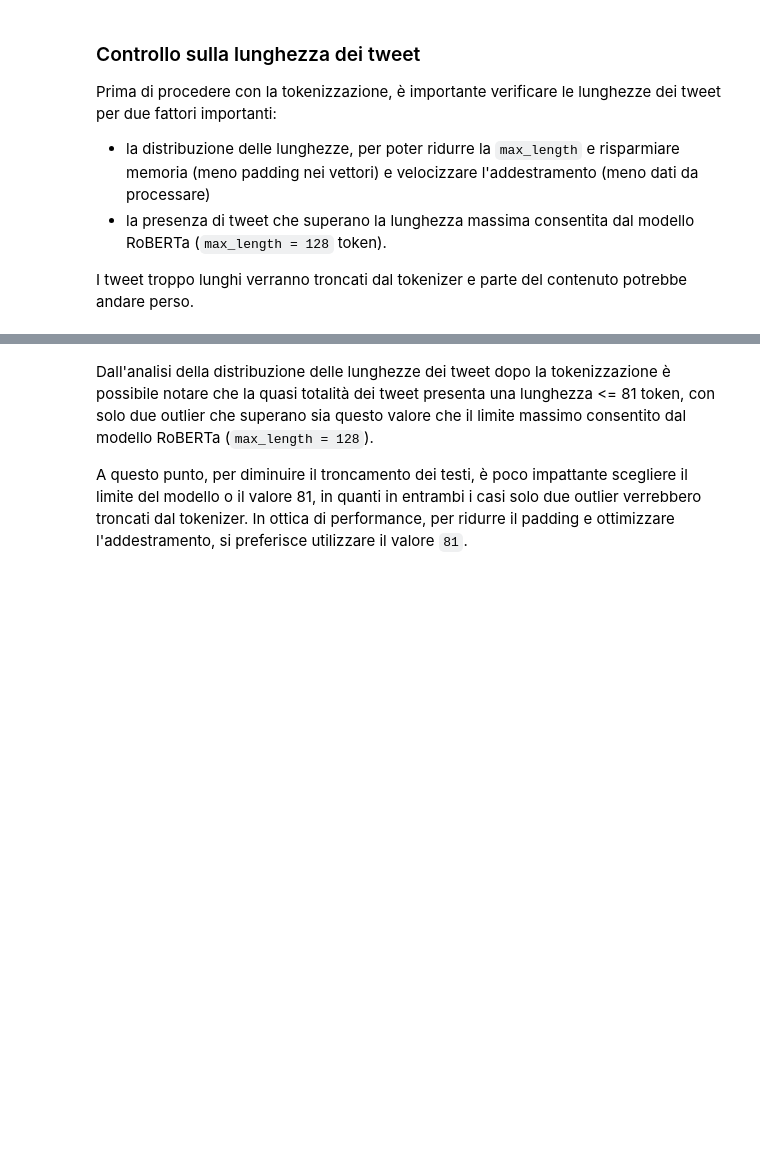
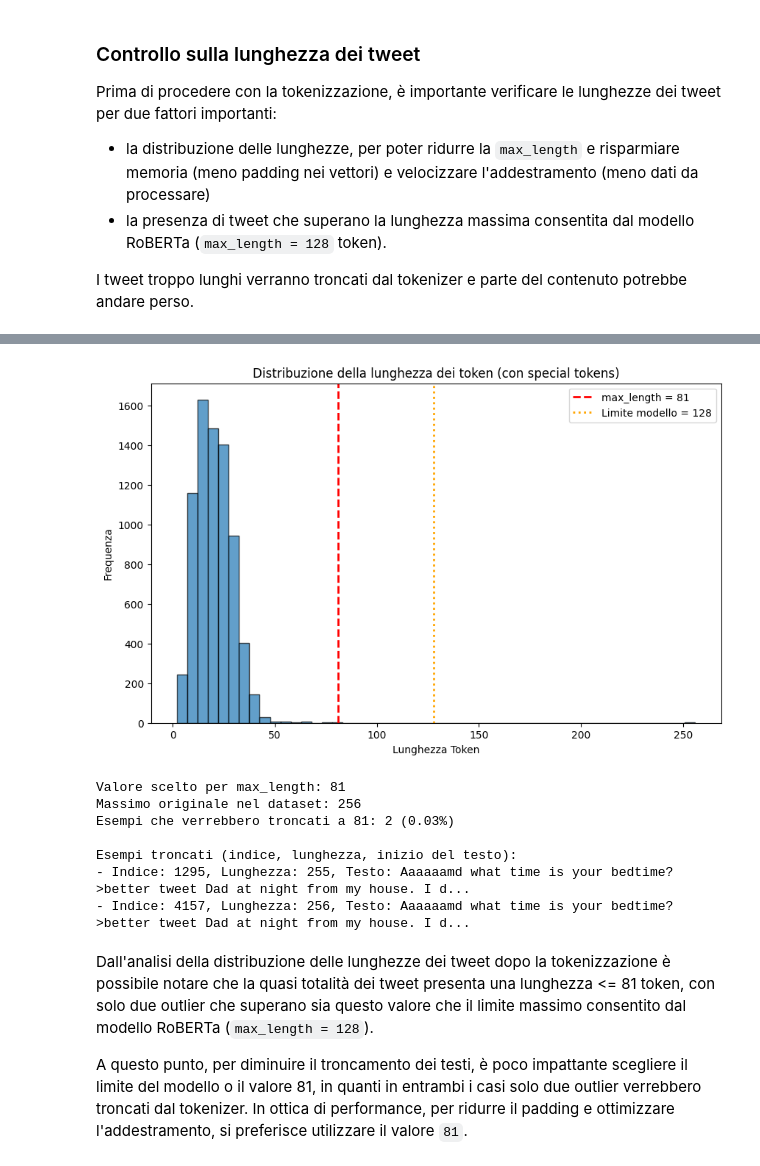
Before and after one commit to Agostino-M/NLPAssignments, a Jupyter notebook: irony_task.ipynb, the cells around one changed output, grey strips where cells are left out. Drawn from its saved outputs; the diff is of its cells as text; code cells hidden in the pictures; blank space fills up the shorter version.

```diff
--- a/irony_task.ipynb
+++ b/irony_task.ipynb
@@ -459,18 +459,14 @@ Creiamo un dizionario per settare gli **iperparametriéé del modello. Questi va
 - `epochs = 1000`: rappresentano un valore sufficiente per addestrare il modello e far intervenire l'early stopping dopo un numero di epoche sufficiente da non manifestare miglioramenti sulla validation.
 # %%
 hyperparameters_roberta = {
-    'model_name': 'roberta-base',
-    'batch_size': 16,
-    'learning_rate': 1e-5,
-    'epochs': 1000,
-    'max_length': 81,
-    'dropout': 0.3,
-    'patience': 3,
-    'min_delta': 0.001,
-    'optimizer': 'AdamW',
-    'lr_scheduler': 'linear',
-    'weight_decay': 0.01,
-    'seed': 42,
+    "model_name": "roberta-base",
+    "batch_size": 16,
+    "learning_rate": 1e-5,
+    "epochs": 100,
+    "max_length": 81,
+    "dropout": 0.3,
+    "patience": 7,
+    "min_delta": 0.001,
 }
 # %%
 # Istanziamo un tokenizzatore per il modello scelto
@@ -515,3 +482,47 @@ Massimo originale nel dataset: 253
+# %%
+# Calcoliamo la distribuzione delle lunghezze tokenizzate per tutti i set
+all_texts = df_train["text"].tolist() + df_val["text"].tolist() + df_test["text"].tolist()
+model_max_length = 128  # Limite massimo per RoBERTa-base
+chosen_max_length = hyperparameters_roberta['max_length']
+
+# Calcoliamo le lunghezze tokenizzate con encode (special tokens inclusi)
+token_lengths = [len(tokenizer.encode(t, add_special_tokens=True)) for t in all_texts]
+
+# Troviamo gli indici e le lunghezze dei testi troppo lunghi
+too_long = [(idx, length, all_texts[idx]) for idx, length in enumerate(token_lengths) if length > chosen_max_length]
+
+# Quanti esempi superano chosen_max_length
+too_long_count = len(too_long)
+max_length_in_data = max(token_lengths)
+
+# Visualizzazione distribuzione
+plt.figure(figsize=(10, 6))
+plt.hist(token_lengths, bins=50, alpha=0.7, edgecolor='black')
+plt.axvline(chosen_max_length, color='r', linestyle='dashed', linewidth=2, label=f"max_length = {chosen_max_length}")
+plt.axvline(model_max_length, color='orange', linestyle='dotted', linewidth=2, label=f"Limite modello = {model_max_length}")
+plt.title("Distribuzione della lunghezza dei token (con special tokens)")
+plt.xlabel("Lunghezza Token")
+plt.ylabel("Frequenza")
+plt.legend()
+plt.show()
+
+print(f"Valore scelto per max_length: {chosen_max_length}")
+print(f"Massimo originale nel dataset: {max_length_in_data}")
+print(f"Esempi che verrebbero troncati a {chosen_max_length}: {too_long_count} ({too_long_count/len(all_texts)*100:.2f}%)\n")
+
+# Mostriamo i primi 5 esempi troppo lunghi
+print("Esempi troncati (indice, lunghezza, inizio del testo):")
+for idx, length, text in too_long:
+    print(f"- Indice: {idx}, Lunghezza: {length}, Testo: {text[:chosen_max_length]}...")
+# %% [output]
+[figure, added]
+Valore scelto per max_length: 81
+Massimo originale nel dataset: 256
+Esempi che verrebbero troncati a 81: 2 (0.03%)
+
+Esempi troncati (indice, lunghezza, inizio del testo):
+- Indice: 1295, Lunghezza: 255, Testo: Aaaaaamd what time is your bedtime? >better tweet Dad at night from my house. I d...
+- Indice: 4157, Lunghezza: 256, Testo: Aaaaaamd what time is your bedtime? >better tweet Dad at night from my house. I d...
 # %% [markdown]
 Dall'analisi della distribuzione delle lunghezze dei tweet dopo la tokenizzazione è possibile notare che la quasi totalità dei tweet presenta una lunghezza <= 81 token, con solo due outlier che superano sia questo valore che il limite massimo consentito dal modello RoBERTa (`max_length = 128`).
 
```
Also changed, not shown: parts of 20 cells of this notebook.
